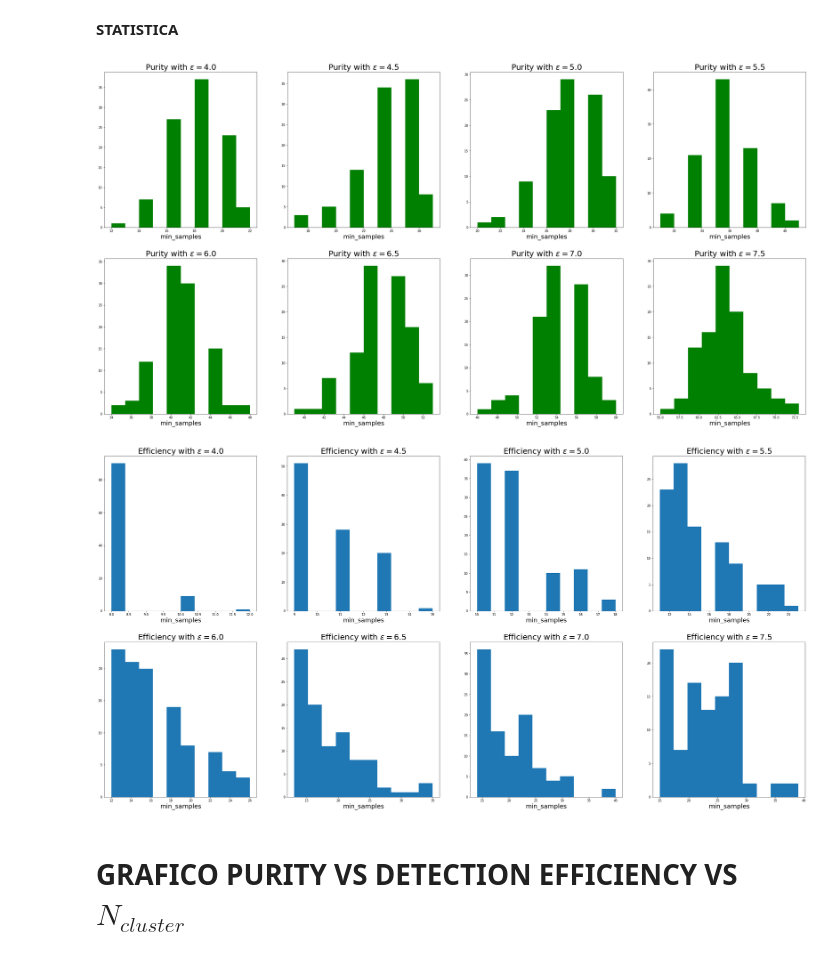
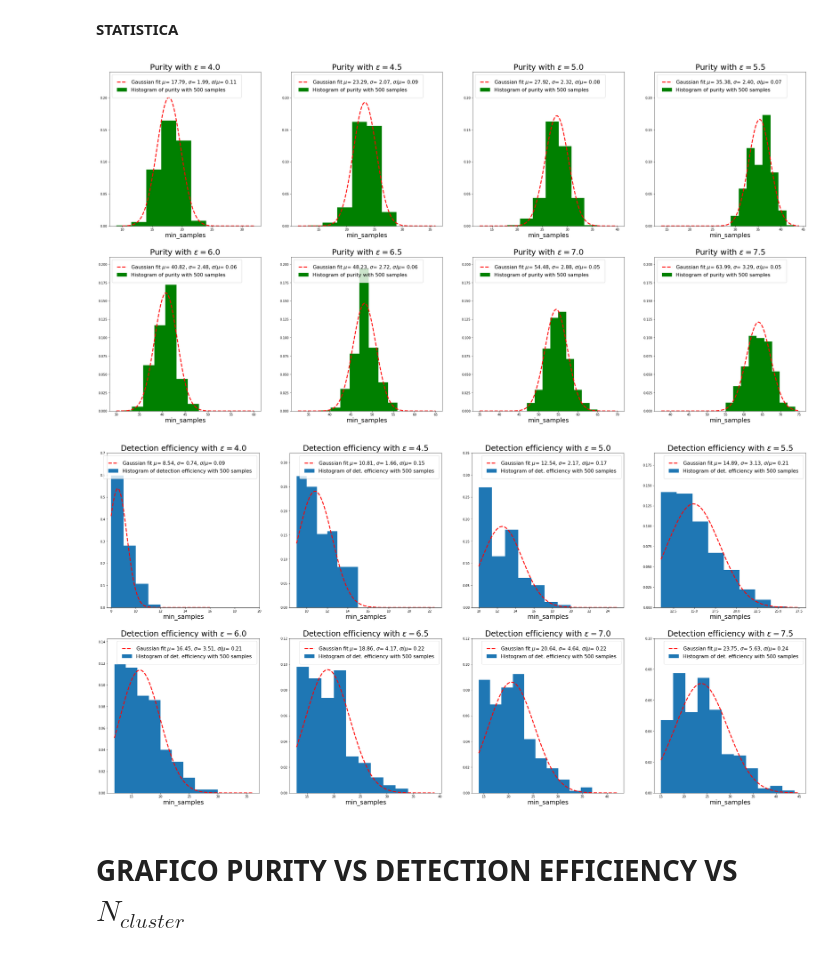
Before and after one commit to lorenzopaolucci/Cygno_Lab_II, a Jupyter notebook: DBSCAN_Statistica_Graz.ipynb, the cells around one changed output. Drawn from its saved outputs; the diff is of its cells as text; code cells hidden in the pictures.

Commit message:
non mi funziona curve_fit

```diff
--- a/DBSCAN_Statistica_Graz.ipynb
+++ b/DBSCAN_Statistica_Graz.ipynb
@@ -28,7 +28,7 @@ th = 1.5*sigma_noise
 os.system('mkdir -p runs')
 os.chdir('runs')
 
-for run in np.arange(0,100,1):
+for run in np.arange(0,500,1):
 
     # Genero le griglie
 
@@ -320,54 +437,98 @@ epsilon = 4.0
 for i in range(4):
 
   plt.subplot(2,4,i+1)
+  x_gaus = np.linspace(2.5*epsilon, 8*epsilon, 100)
   a = hist_dataframe_p[i].to_numpy()
+  mu, std = norm.fit(a)
   plt.xlabel('min_samples',fontsize=20)
   plt.title('Purity with $\epsilon = %.1f$' %epsilon,fontsize=25)
-  plt.hist(a, color='green')
+  plt.hist(a, bins=int(1.5*epsilon), color='green', label='Histogram of purity with 500 samples', density=True)
+  plt.plot(x_gaus, np.exp(-0.5*((x_gaus-mu)/std)**2) /(std*np.sqrt(2*np.pi)), 'r--', linewidth=3, label='Gaussian fit $\mu$= %.2lf, $\sigma$= %.2lf, $\sigma/\mu$= %.2lf'%(mu, std, std/mu))
+  plt.legend( loc='upper left', borderpad=1, fontsize=16)
+  plt.ylim(0, 0.24)
   epsilon+=0.5
 
 for i in range(4):
 
   plt.subplot(2,4,i+5)
+  x_gaus = np.linspace(5*epsilon, 10*epsilon, 100)
   a = hist_dataframe_p[i+4].to_numpy()
+  mu, std = norm.fit(a)
   plt.xlabel('min_samples',fontsize=20)
   plt.title('Purity with $\epsilon = %.1f$' %epsilon,fontsize=25)
-  plt.hist(a, color='green')
+  plt.hist(a, bins=int(1.3*epsilon), color='green', label='Histogram of purity with 500 samples', density=True)
+  plt.plot(x_gaus, np.exp(-0.5*((x_gaus-mu)/std)**2) /(std*np.sqrt(2*np.pi)), 'r--', linewidth=3, label='Gaussian fit $\mu$= %.2lf, $\sigma$= %.2lf, $\sigma/\mu$= %.2lf'%(mu, std, std/mu))
+  plt.legend( loc='upper left', borderpad=1, fontsize=16)
+  plt.ylim(0, 0.21)
   epsilon+=0.5
 
 fig = matplotlib.pyplot.gcf()
 fig.set_size_inches(40, 20)
 
 plt.show()
 
 #Efficiency
 epsilon = 4.0
 
 for i in range(4):
 
   plt.subplot(2,4,i+1)
   a = hist_dataframe_e[i].to_numpy()
+  if i==0:
+    x_gaus = np.linspace(2*epsilon, 4*epsilon, 100)
+    unique, count = np.unique(a, return_counts=True)
+    mu, std = norm.fit(a, scale=2.5)
+    plt.ylim(0, 0.7)
+    plt.xlim(7.7, 20)
+    plt.bar(unique,count/sum(count), width=1, align='edge', label='Histogram of detection efficiency with 500 samples')
+  if i==1:
+    x_gaus = np.linspace(2*epsilon, 5*epsilon, 100)
+    mu, std = norm.fit(a, scale=1.5)
+    plt.ylim(0, 0.32)
+  if i==2:
+    x_gaus = np.linspace(2*epsilon, 5*epsilon, 100)
+    mu, std = norm.fit(a, scale=1.5)
+    plt.ylim(0, 0.35)
+  if i==3:
+    x_gaus = np.linspace(2*epsilon, 5*epsilon, 100)
+    mu, std = norm.fit(a, scale=1.5)
+    plt.ylim(0, 0.19)
   plt.xlabel('min_samples',fontsize=20)
-  plt.title('Efficiency with $\epsilon = %.1f$' %epsilon,fontsize=25)
-  plt.hist(a)
+  plt.title('Detection efficiency with $\epsilon = %.1f$' %epsilon,fontsize=25)
+  if i!=0:
+    plt.hist(a, bins=int(1.5*epsilon), density=True, label='Histogram of det. efficiency with 500 samples')
+  plt.plot(x_gaus, np.exp(-0.5*((x_gaus-mu)/std)**2) /(std*np.sqrt(2*np.pi)), 'r--', linewidth=3, label='Gaussian fit $\mu$= %.2lf, $\sigma$= %.2lf, $\sigma/\mu$= %.2lf'%(mu, std, std/mu))
+  plt.legend( loc='upper right', borderpad=1, fontsize=16)
   epsilon+=0.5
 
 for i in range(4):
 
   plt.subplot(2,4,i+5)
   a = hist_dataframe_e[i+4].to_numpy()
+  x_gaus = np.linspace(2*epsilon, 6*epsilon, 100)
+  mu, std = norm.fit(a)
   plt.xlabel('min_samples',fontsize=20)
-  plt.title('Efficiency with $\epsilon = %.1f$' %epsilon,fontsize=25)
-  plt.hist(a)
+  plt.title('Detection efficiency with $\epsilon = %.1f$' %epsilon,fontsize=25)
+  plt.hist(a, bins=int(1.5*epsilon), density=True, label='Histogram of det. efficiency with 500 samples')
+  plt.plot(x_gaus, np.exp(-0.5*((x_gaus-mu)/std)**2) /(std*np.sqrt(2*np.pi)), 'r--', linewidth=3, label='Gaussian fit $\mu$= %.2lf, $\sigma$= %.2lf, $\sigma/\mu$= %.2lf'%(mu, std, std/mu))
+  plt.legend( loc='upper right', borderpad=1, fontsize=16)
+  if i == 0:
+    plt.ylim(0,0.143)
+  if i == 1:
+    plt.ylim(0,0.12)
+  if i == 2:
+    plt.ylim(0,0.12)
+  if i == 3:
+    plt.ylim(0,0.1)
   epsilon+=0.5
 
 fig = matplotlib.pyplot.gcf()
 fig.set_size_inches(40, 20)
 
 plt.show()
 # %% [output]
-[figure, old version]
+[figure, new version]
-[figure, old version]
+[figure, new version]
 # %% [markdown]
 # GRAFICO PURITY VS DETECTION EFFICIENCY VS $N_{cluster}$
 # %%
```
Also changed, not shown: parts of 6 cells of this notebook.
